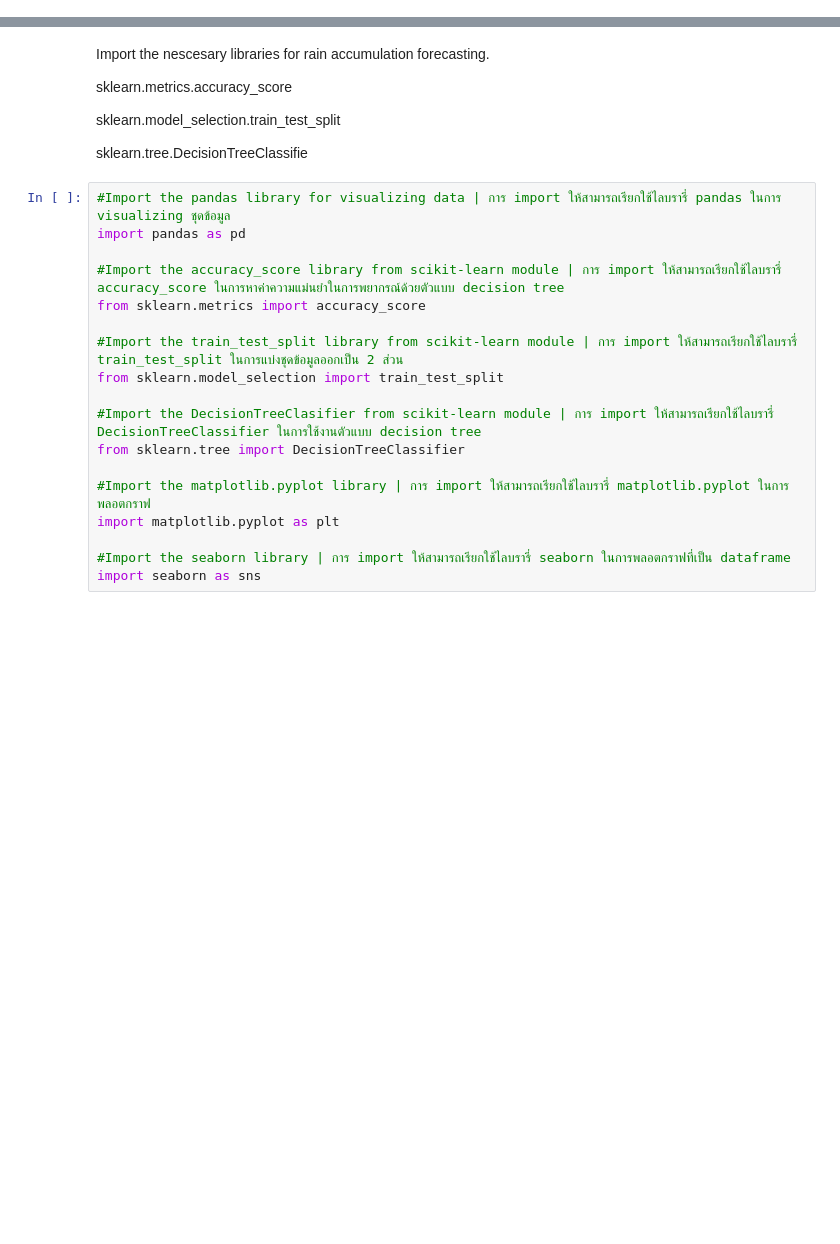
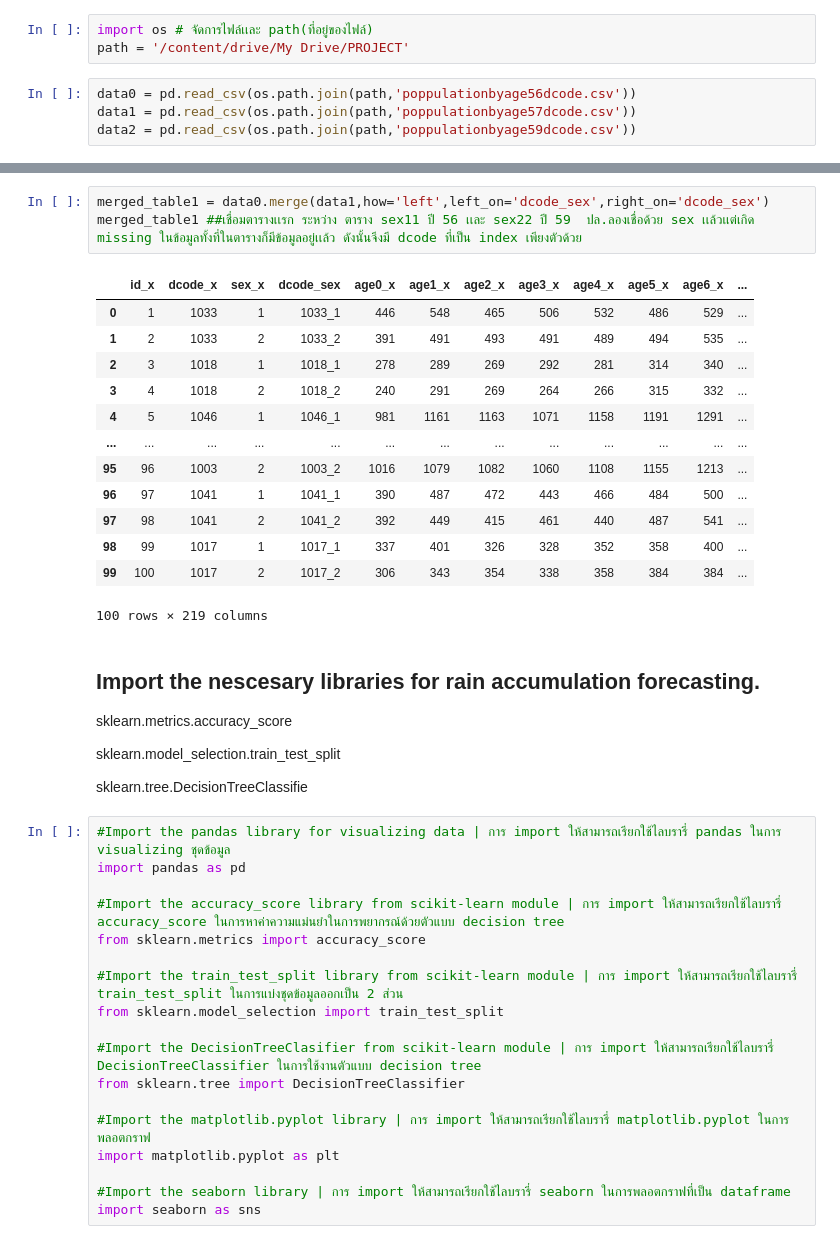
Before and after one commit to kittikhun62/DWDM21, a Jupyter notebook: FinalProject.ipynb, the cells around one changed output, grey strips where cells are left out. Saved outputs shown, nothing was run; the diff lists cells and outputs as text; blank space fills up the shorter version.

```diff
--- a/FinalProject.ipynb
+++ b/FinalProject.ipynb
@@ -2,0 +12,7 @@
+# %%
+import os # จัดการไฟล์เเละ path(ที่อยู่ของไฟล์)
+path = '/content/drive/My Drive/PROJECT'
+# %%
+data0 = pd.read_csv(os.path.join(path,'poppulationbyage56dcode.csv'))
+data1 = pd.read_csv(os.path.join(path,'poppulationbyage57dcode.csv'))
+data2 = pd.read_csv(os.path.join(path,'poppulationbyage59dcode.csv'))
@@ -3,5 +39,22 @@
+# %%
+merged_table1 = data0.merge(data1,how='left',left_on='dcode_sex',right_on='dcode_sex')
+merged_table1 ##เชื่อมตารางเเรก ระหว่าง ตาราง sex11 ปี 56 เเละ sex22 ปี 59  ปล.ลองเชื่อด้วย sex เเล้วเเต่เกิด missing ในข้อมูลทั้งที่ในตารางก็มีข้อมูลอยู่เเล้ว ดังนั้นจึงมี dcode ที่เป็น index เพียงตัวด้วย
+# %% [output]
+|  | id_x | dcode_x | sex_x | dcode_sex | age0_x | age1_x | age2_x | age3_x | age4_x | age5_x | age6_x | ... |
+| 0 | 1 | 1033 | 1 | 1033_1 | 446 | 548 | 465 | 506 | 532 | 486 | 529 | ... |
+| 1 | 2 | 1033 | 2 | 1033_2 | 391 | 491 | 493 | 491 | 489 | 494 | 535 | ... |
+| 2 | 3 | 1018 | 1 | 1018_1 | 278 | 289 | 269 | 292 | 281 | 314 | 340 | ... |
+| 3 | 4 | 1018 | 2 | 1018_2 | 240 | 291 | 269 | 264 | 266 | 315 | 332 | ... |
+| 4 | 5 | 1046 | 1 | 1046_1 | 981 | 1161 | 1163 | 1071 | 1158 | 1191 | 1291 | ... |
+| ... | ... | ... | ... | ... | ... | ... | ... | ... | ... | ... | ... | ... |
+| 95 | 96 | 1003 | 2 | 1003_2 | 1016 | 1079 | 1082 | 1060 | 1108 | 1155 | 1213 | ... |
+| 96 | 97 | 1041 | 1 | 1041_1 | 390 | 487 | 472 | 443 | 466 | 484 | 500 | ... |
+| 97 | 98 | 1041 | 2 | 1041_2 | 392 | 449 | 415 | 461 | 440 | 487 | 541 | ... |
+| 98 | 99 | 1017 | 1 | 1017_1 | 337 | 401 | 326 | 328 | 352 | 358 | 400 | ... |
+| 99 | 100 | 1017 | 2 | 1017_2 | 306 | 343 | 354 | 338 | 358 | 384 | 384 | ... |
+100 rows × 219 columns
 # %% [markdown]
-Import the nescesary libraries for rain accumulation forecasting.
+## Import the nescesary libraries for rain accumulation forecasting.
 
 
 sklearn.metrics.accuracy_score
```
Also changed, not shown: parts of 5 cells of this notebook.
